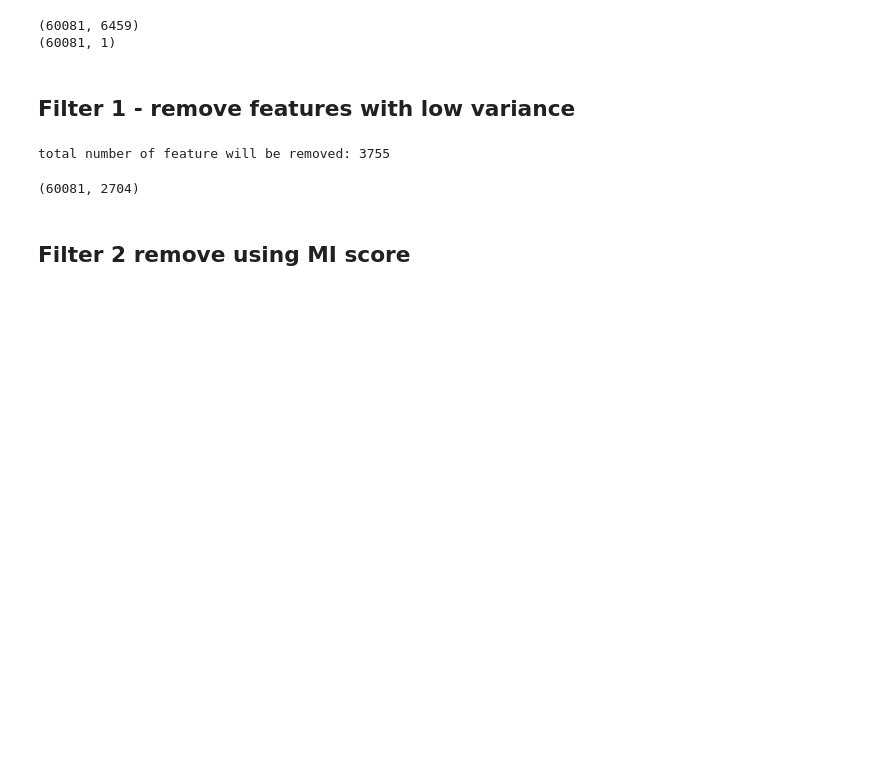
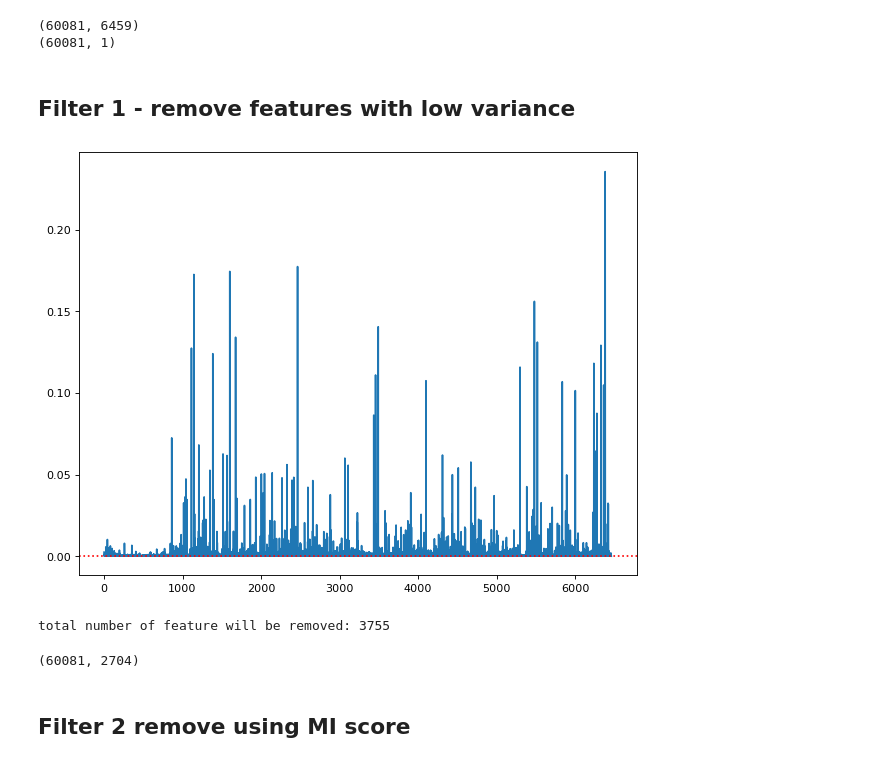
Before and after one commit to preenet/SETAR, a Jupyter notebook: src/feature_selection.ipynb, the cells around one changed output. Drawn from its saved outputs; the diff is of its cells as text; code cells hidden in the pictures; blank space fills up the shorter version.

```diff
--- a/src/feature_selection.ipynb
+++ b/src/feature_selection.ipynb
@@ -26,17 +34,26 @@ lexicon_path = os.path.dirname(os.getcwd()) + '\\lexicon\\'
 # %%
 # preparing all data that need to calculate the MI score
 text_bow1_kt = joblib.load(model_path+'text_bow1_kt.pkl')
-lex_bow_kt = joblib.load(lexicon_path+'lex_bow1_kt.pkl')
+#text_bow1_ws = joblib.load(model_path+'text_bow1_ws.pkl')
 
-X, y = text_bow1_kt
-X = X.A
-y = y.A
+# text_bow2_kt = joblib.load(model_path+'text_bow2_kt.pkl')
+# text_bow2_ws = joblib.load(model_path+'text_bow2_ws.pkl')
 
-print(X.shape)
-print(y.shape)
+# lex_bow1_kt = joblib.load(lexicon_path+'lex_bow1_kt.pkl')
+# lex_bow1_ws = joblib.load(lexicon_path+'lex_bow1_ws.pkl')
+
+# lex_bow2_kt = joblib.load(lexicon_path+'lex_bow2_kt.pkl')
+# lex_bow2_ws = joblib.load(lexicon_path+'lex_bow2_ws.pkl')
-# %% [output]
-(60081, 6459)
-(60081, 1)
+# %%
+X, y = text_bow1_kt
+X = X.A
+y = y.A
+
+print(X.shape)
+print(y.shape)
+# %% [output]
+(60081, 6459)
+(60081, 1)
 # %% [markdown]
 ## Filter 1 - remove features with low variance
 # %%
@@ -50 +66,8 @@ col_thr = vt.get_support()
+# %%
+fig = plt.figure(figsize=(9, 7), dpi=80)
+ax = plt.axes()
+ax.plot(vt.variances_)
+ax.axhline(threshold_val, ls='dotted', c='r');
+# %% [output]
+[figure, added]
 # %%
```
Also changed, not shown: parts of 10 cells of this notebook, 2 other files.
